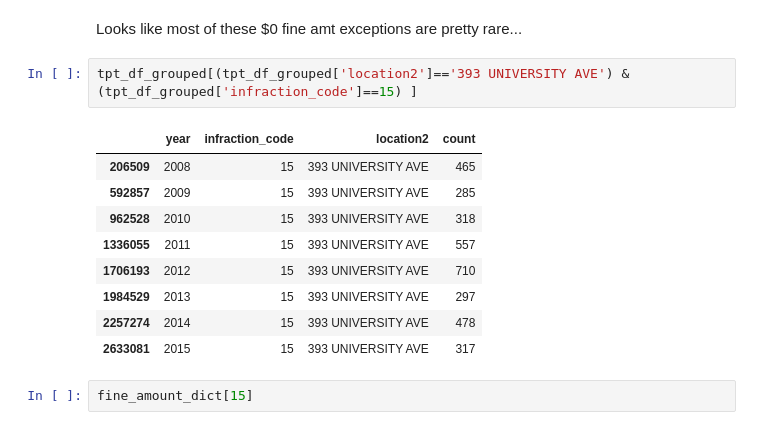
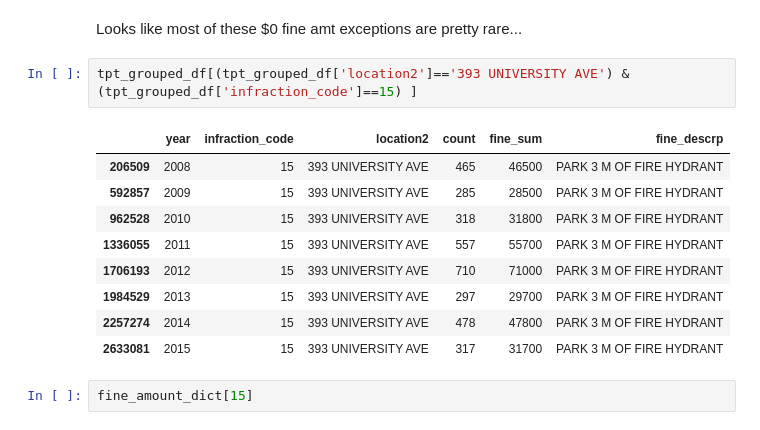
Before and after one commit to ian-whitestone/toronto-parking-tickets, a Jupyter notebook: toronto_parking_tickets/Toronto Parking Tickets EDA 2.ipynb, the cells around one changed output. Saved outputs shown, nothing was run; the diff lists cells and outputs as text.

```diff
--- a/toronto_parking_tickets/Toronto Parking Tickets EDA 2.ipynb
+++ b/toronto_parking_tickets/Toronto Parking Tickets EDA 2.ipynb
@@ -205,17 +205,17 @@ tpt_df[(tpt_df['infraction_code']==256)]
 # %% [markdown]
 Looks like most of these $0 fine amt exceptions are pretty rare...
 # %%
-tpt_df_grouped[(tpt_df_grouped['location2']=='393 UNIVERSITY AVE') &(tpt_df_grouped['infraction_code']==15) ]
+tpt_grouped_df[(tpt_grouped_df['location2']=='393 UNIVERSITY AVE') &(tpt_grouped_df['infraction_code']==15) ]
 # %% [output]
-|  | year | infraction_code | location2 | count |
-| 206509 | 2008 | 15 | 393 UNIVERSITY AVE | 465 |
-| 592857 | 2009 | 15 | 393 UNIVERSITY AVE | 285 |
-| 962528 | 2010 | 15 | 393 UNIVERSITY AVE | 318 |
-| 1336055 | 2011 | 15 | 393 UNIVERSITY AVE | 557 |
-| 1706193 | 2012 | 15 | 393 UNIVERSITY AVE | 710 |
-| 1984529 | 2013 | 15 | 393 UNIVERSITY AVE | 297 |
-| 2257274 | 2014 | 15 | 393 UNIVERSITY AVE | 478 |
-| 2633081 | 2015 | 15 | 393 UNIVERSITY AVE | 317 |
+|  | year | infraction_code | location2 | count | fine_sum | fine_descrp |
+| 206509 | 2008 | 15 | 393 UNIVERSITY AVE | 465 | 46500 | PARK 3 M OF FIRE HYDRANT |
+| 592857 | 2009 | 15 | 393 UNIVERSITY AVE | 285 | 28500 | PARK 3 M OF FIRE HYDRANT |
+| 962528 | 2010 | 15 | 393 UNIVERSITY AVE | 318 | 31800 | PARK 3 M OF FIRE HYDRANT |
+| 1336055 | 2011 | 15 | 393 UNIVERSITY AVE | 557 | 55700 | PARK 3 M OF FIRE HYDRANT |
+| 1706193 | 2012 | 15 | 393 UNIVERSITY AVE | 710 | 71000 | PARK 3 M OF FIRE HYDRANT |
+| 1984529 | 2013 | 15 | 393 UNIVERSITY AVE | 297 | 29700 | PARK 3 M OF FIRE HYDRANT |
+| 2257274 | 2014 | 15 | 393 UNIVERSITY AVE | 478 | 47800 | PARK 3 M OF FIRE HYDRANT |
+| 2633081 | 2015 | 15 | 393 UNIVERSITY AVE | 317 | 31700 | PARK 3 M OF FIRE HYDRANT |
 # %%
 fine_amount_dict[15]
 # %% [output]
```
Also changed, not shown: parts of 7 cells of this notebook, 1 other file.
